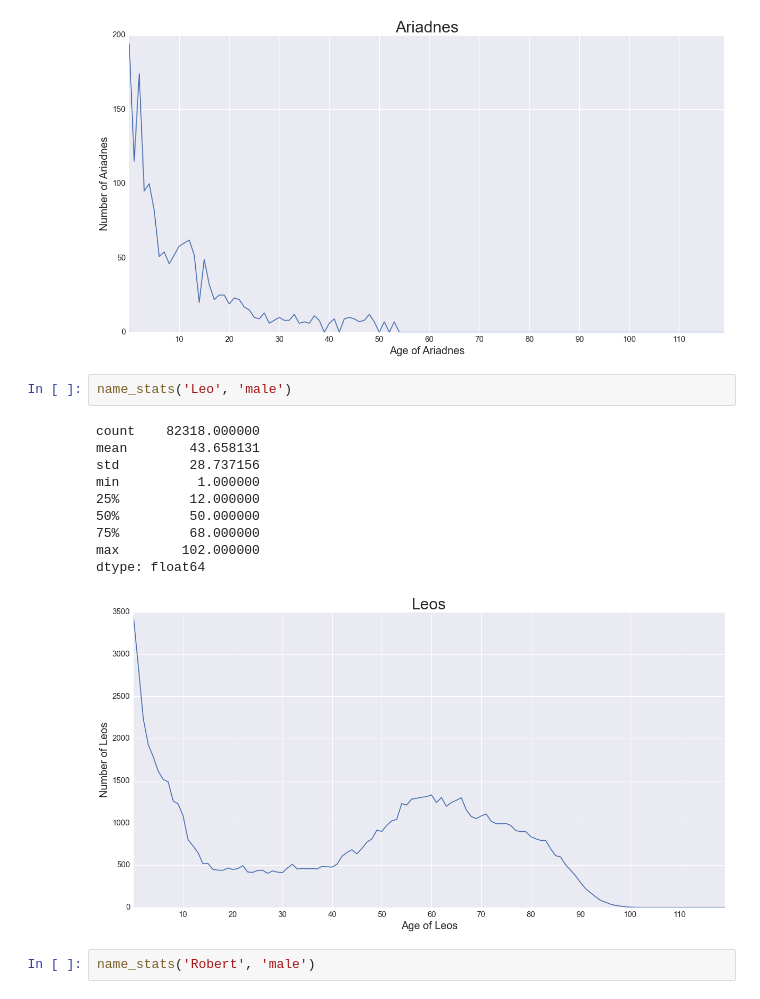
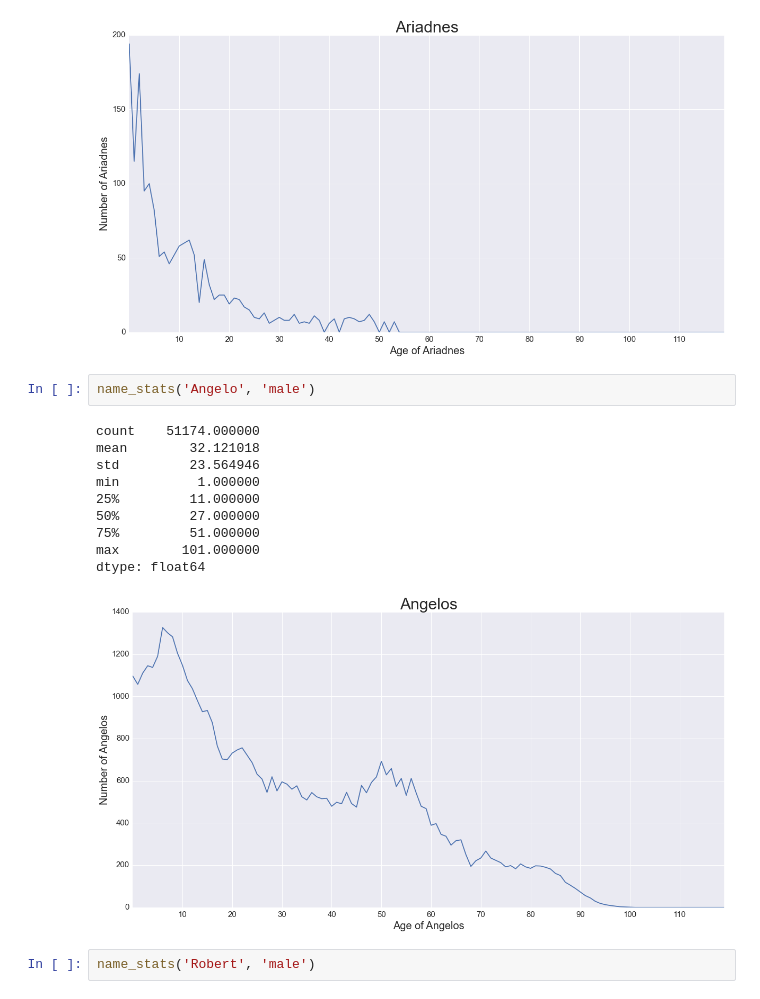
Before and after one commit to mdbecker/name_ages, a Jupyter notebook: names_age.ipynb, the cells around one changed output. Cells and saved outputs as stored; diff of their text form.

```diff
--- a/names_age.ipynb
+++ b/names_age.ipynb
@@ -966,18 +1059,18 @@ max        54.000000
 dtype: float64
 [figure]
 # %%
-name_stats('Leo', 'male')
+name_stats('Angelo', 'male')
 # %% [output]
-count    82318.000000
-mean        43.658131
-std         28.737156
+count    51174.000000
+mean        32.121018
+std         23.564946
 min          1.000000
-25%         12.000000
-50%         50.000000
-75%         68.000000
-max        102.000000
+25%         11.000000
+50%         27.000000
+75%         51.000000
+max        101.000000
 dtype: float64
-[figure, old version]
+[figure, new version]
 # %%
 name_stats('Robert', 'male')
 # %% [output]
```
Also changed, not shown: parts of 10 cells of this notebook.
